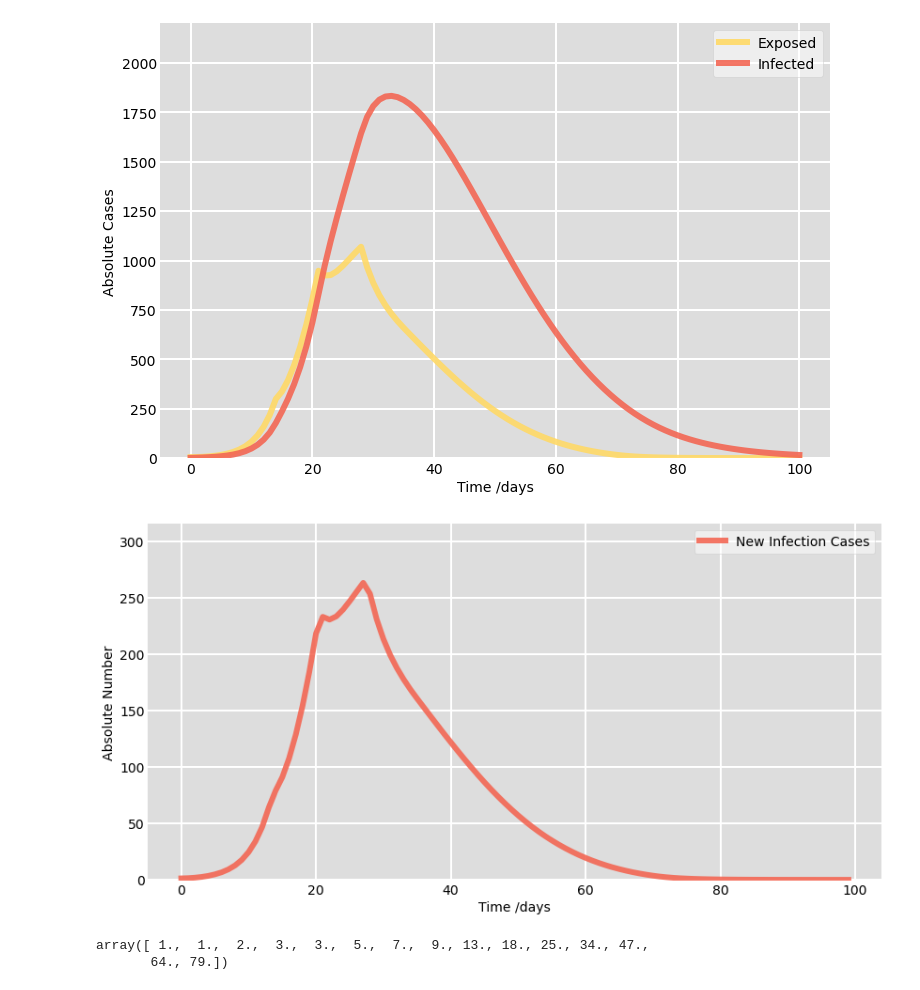
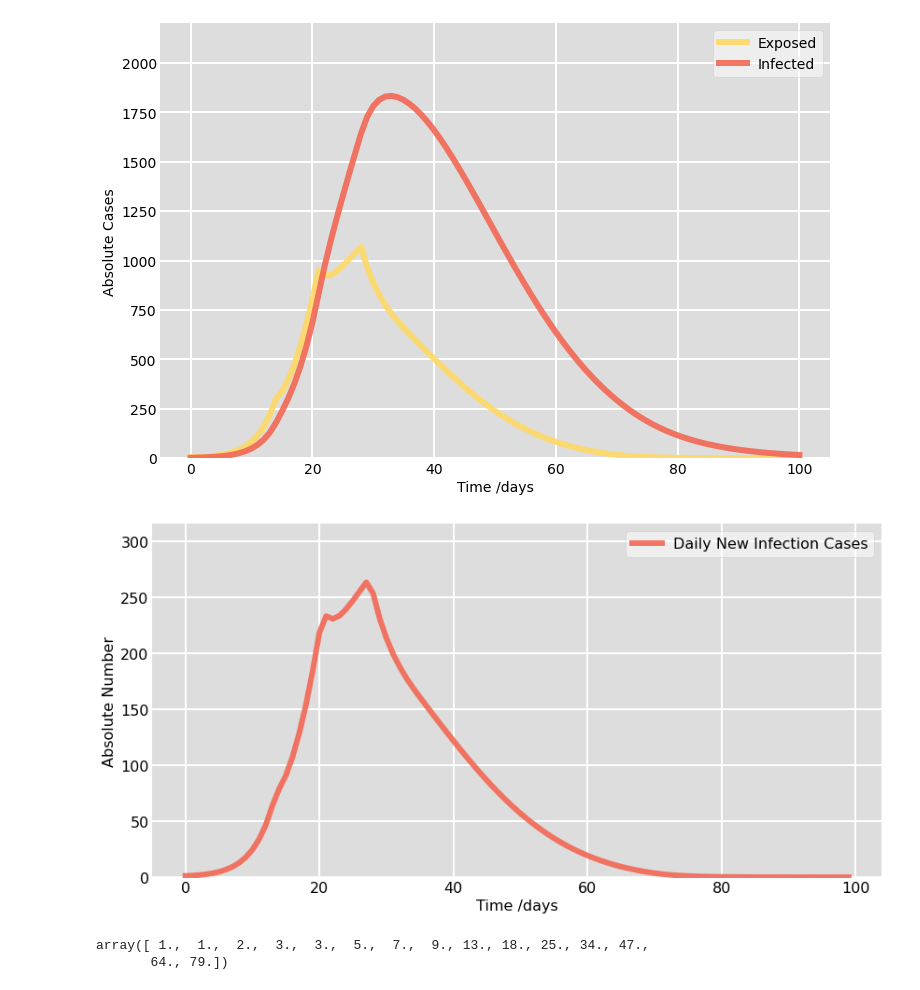
Before and after one commit to lukasheide/Project-Seminar---Seminar-Thesis---SIR-Model, a Jupyter notebook: SEIR Model - Case Study.ipynb, the cells around one changed output. Saved outputs shown, nothing was run; the diff lists cells and outputs as text; code cells hidden in the pictures.

```diff
--- a/SEIR Model - Case Study.ipynb
+++ b/SEIR Model - Case Study.ipynb
@@ -295,30 +295,30 @@ plt.show()
 # %%
 ##### Plot daily cases
 lw = 6
 font = {'family' : 'sans-serif',
         'weight' : 'normal',
         'size'   : 14}
 
 fig = plt.figure(facecolor='w')
 ax = fig.add_subplot(111, facecolor='#dddddd', axisbelow=True)
-ax.plot(t[:-1], daily_new_infections, color='#F36754', alpha=0.9, lw=lw, label='New Infection Cases')
+ax.plot(t[:-1], daily_new_infections, color='#F36754', alpha=0.9, lw=lw, label='Daily New Infection Cases')
 ax.set_xlabel('Time /days')
 ax.set_ylabel('Absolute Number')
 ax.set_ylim(-1,np.amax(daily_new_infections)* 1.2)
 ax.yaxis.set_tick_params(length=0)
 ax.xaxis.set_tick_params(length=0)
 ax.grid(b=True, which='major', c='w', lw=2, ls='-')
 legend = ax.legend()
 legend.get_frame().set_alpha(0.5)
 for spine in ('top', 'right', 'bottom', 'left'):
     ax.spines[spine].set_visible(False)
 
 plt.rcParams["figure.figsize"] = (14,7)
 plt.rc('font', **font)
 
 plt.show()
 # %% [output]
-[figure, old version]
+[figure, new version]
 # %%
 np.round(daily_new_infections[0:15])
 # %% [output]
```
Also changed, not shown: parts of 4 cells of this notebook.
